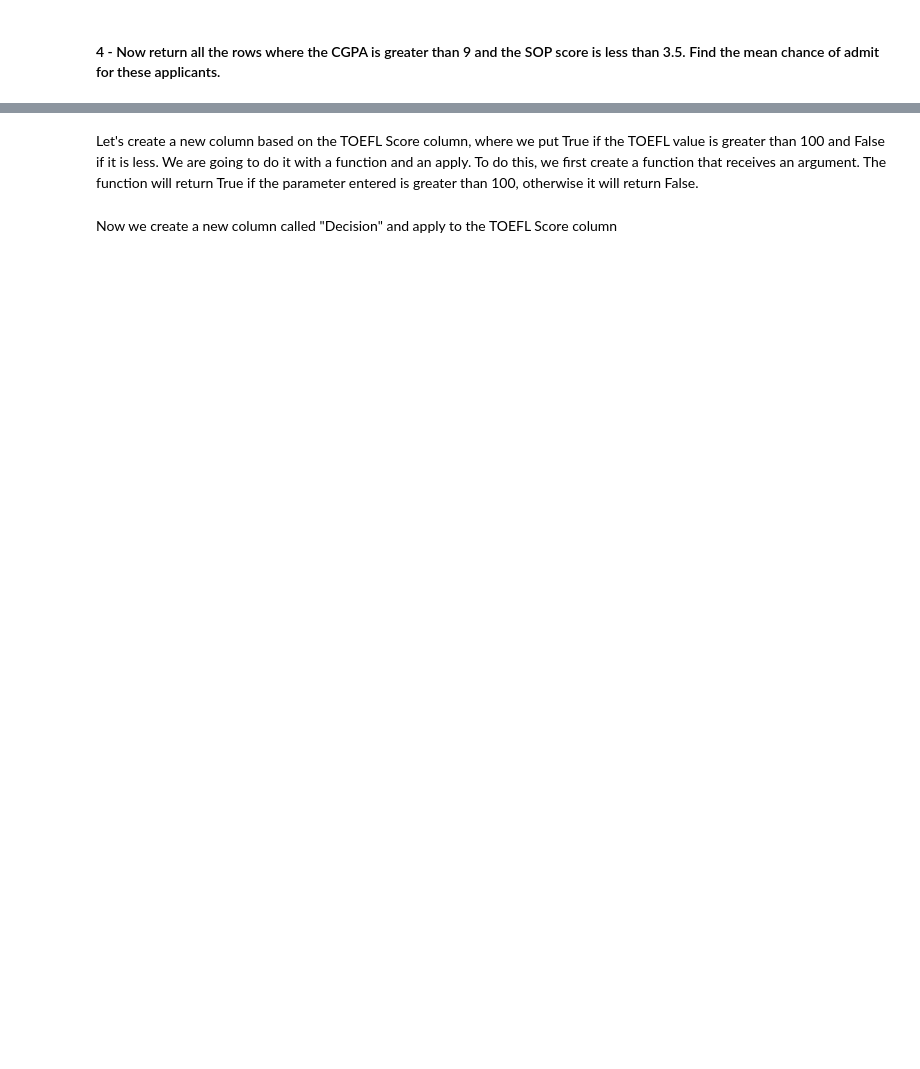
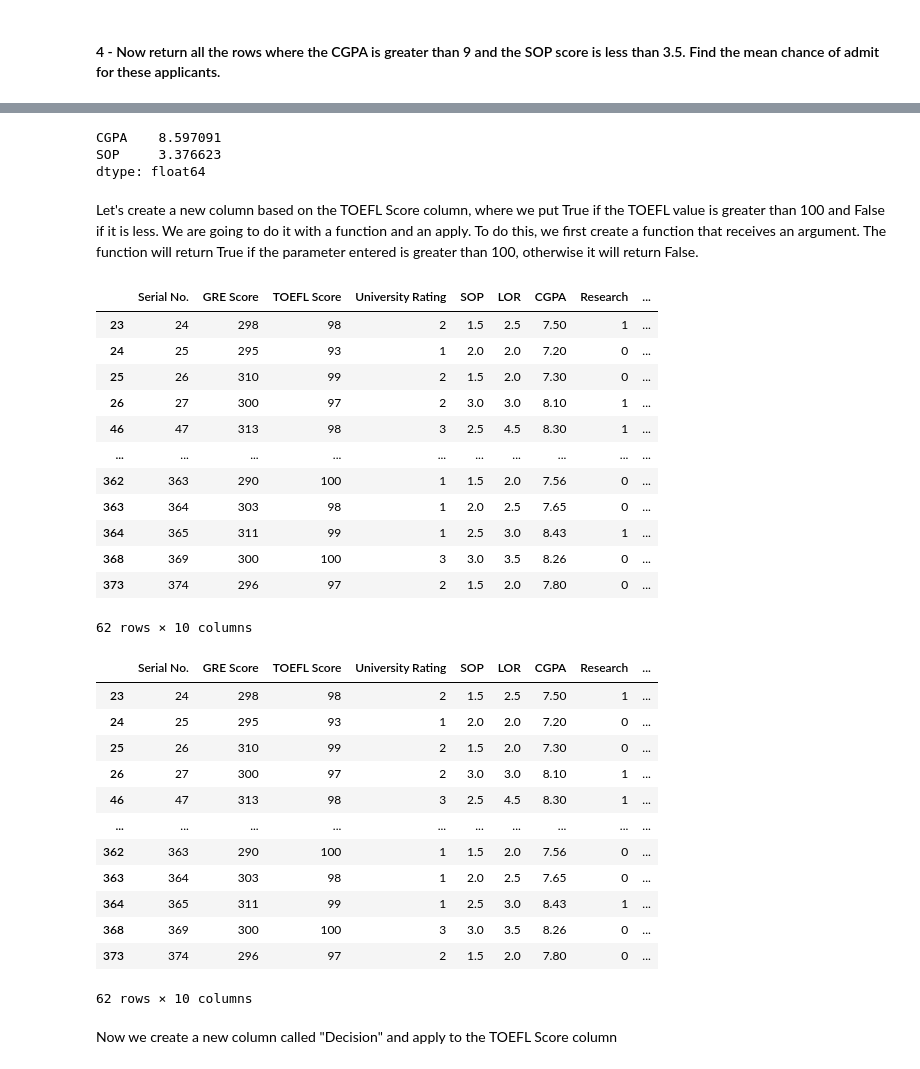
Before and after one commit to Ironhack-Data-Madrid-Marzo-2021/lab-pandas, a Jupyter notebook: your-code/pandas_1.ipynb, the cells around one changed output, grey strips where cells are left out. Drawn from its saved outputs; the diff is of its cells as text; code cells hidden in the pictures; blank space fills up the shorter version.

```diff
--- a/your-code/pandas_1.ipynb
+++ b/your-code/pandas_1.ipynb
@@ -86,2 +206,4 @@ Let's evaluate the dataset by looking at the `head` function.
 # %% [markdown]
 ###  2 -  Interestingly, there is a column that uniquely identifies the applicants. This column is the serial number column. Instead of having our own index, we should make this column our index. Do this in the cell below. Keep the column in the dataframe in addition to making it an index.
+# %%
+admissions.set_index('Serial No.')
@@ -88,2 +225,4 @@ Let's evaluate the dataset by looking at the `head` function.
 # %% [markdown]
 Turns out that `GRE Score` and `CGPA` also uniquely identify the data. Show this in the cell below.
+# %%
+admissions.set_index('GRE Score')
@@ -89,0 +244,2 @@ Turns out that `GRE Score` and `CGPA` also uniquely identify the data. Show this
+# %%
+admissions.set_index('CGPA')
@@ -94,5 +282,46 @@ Turns out that `GRE Score` and `CGPA` also uniquely identify the data. Show this
+# %%
+admissions[['CGPA', 'SOP']].mean() #quiero entender que de todo el dataframe
+                                    #me está pidiendo la media de esas columnas que son pruebas
+# %% [output]
+CGPA    8.597091
+SOP     3.376623
+dtype: float64
 # %% [markdown]
 Let's create a new column based on the TOEFL Score column, where we put True if the TOEFL value is greater than 100 and False if it is less. We are going to do it with a function and an apply.
 To do this, we first create a function that receives an argument. The function will return True if the parameter entered is greater than 100, otherwise it will return False.
+# %%
+def mayor_100(x):
+    return x > 100
+
+admissions['TOEFL Pass']=admissions['TOEFL Score'].apply(mayor_100)
+display(admissions[~(admissions['TOEFL Pass'])]) #los que no pasan
+display(admissions[~(admissions['TOEFL Pass'])]) #los que sí pasan
+# %% [output]
+|  | Serial No. | GRE Score | TOEFL Score | University Rating | SOP | LOR | CGPA | Research | ... |
+| 23 | 24 | 298 | 98 | 2 | 1.5 | 2.5 | 7.50 | 1 | ... |
+| 24 | 25 | 295 | 93 | 1 | 2.0 | 2.0 | 7.20 | 0 | ... |
+| 25 | 26 | 310 | 99 | 2 | 1.5 | 2.0 | 7.30 | 0 | ... |
+| 26 | 27 | 300 | 97 | 2 | 3.0 | 3.0 | 8.10 | 1 | ... |
+| 46 | 47 | 313 | 98 | 3 | 2.5 | 4.5 | 8.30 | 1 | ... |
+| ... | ... | ... | ... | ... | ... | ... | ... | ... | ... |
+| 362 | 363 | 290 | 100 | 1 | 1.5 | 2.0 | 7.56 | 0 | ... |
+| 363 | 364 | 303 | 98 | 1 | 2.0 | 2.5 | 7.65 | 0 | ... |
+| 364 | 365 | 311 | 99 | 1 | 2.5 | 3.0 | 8.43 | 1 | ... |
+| 368 | 369 | 300 | 100 | 3 | 3.0 | 3.5 | 8.26 | 0 | ... |
+| 373 | 374 | 296 | 97 | 2 | 1.5 | 2.0 | 7.80 | 0 | ... |
+62 rows × 10 columns
+|  | Serial No. | GRE Score | TOEFL Score | University Rating | SOP | LOR | CGPA | Research | ... |
+| 23 | 24 | 298 | 98 | 2 | 1.5 | 2.5 | 7.50 | 1 | ... |
+| 24 | 25 | 295 | 93 | 1 | 2.0 | 2.0 | 7.20 | 0 | ... |
+| 25 | 26 | 310 | 99 | 2 | 1.5 | 2.0 | 7.30 | 0 | ... |
+| 26 | 27 | 300 | 97 | 2 | 3.0 | 3.0 | 8.10 | 1 | ... |
+| 46 | 47 | 313 | 98 | 3 | 2.5 | 4.5 | 8.30 | 1 | ... |
+| ... | ... | ... | ... | ... | ... | ... | ... | ... | ... |
+| 362 | 363 | 290 | 100 | 1 | 1.5 | 2.0 | 7.56 | 0 | ... |
+| 363 | 364 | 303 | 98 | 1 | 2.0 | 2.5 | 7.65 | 0 | ... |
+| 364 | 365 | 311 | 99 | 1 | 2.5 | 3.0 | 8.43 | 1 | ... |
+| 368 | 369 | 300 | 100 | 3 | 3.0 | 3.5 | 8.26 | 0 | ... |
+| 373 | 374 | 296 | 97 | 2 | 1.5 | 2.0 | 7.80 | 0 | ... |
+62 rows × 10 columns
 # %% [markdown]
 Now we create a new column called "Decision" and apply to the TOEFL Score column
```
Also changed, not shown: parts of 20 cells of this notebook.
